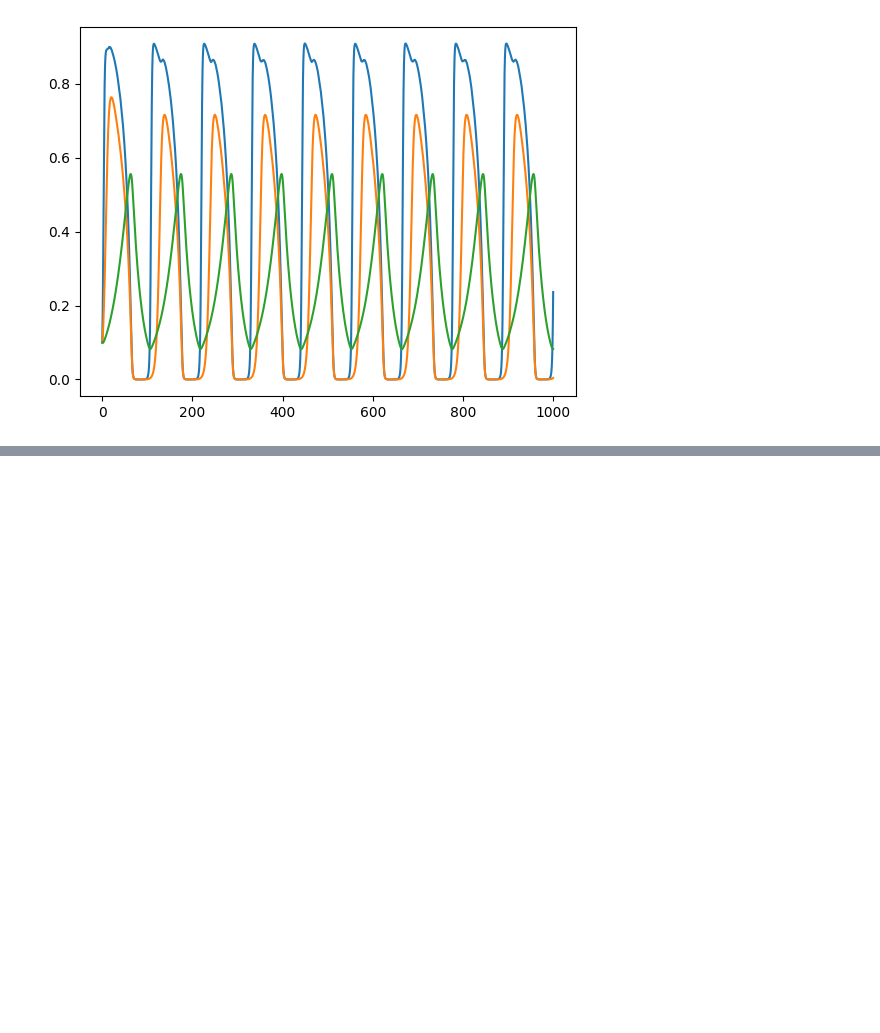
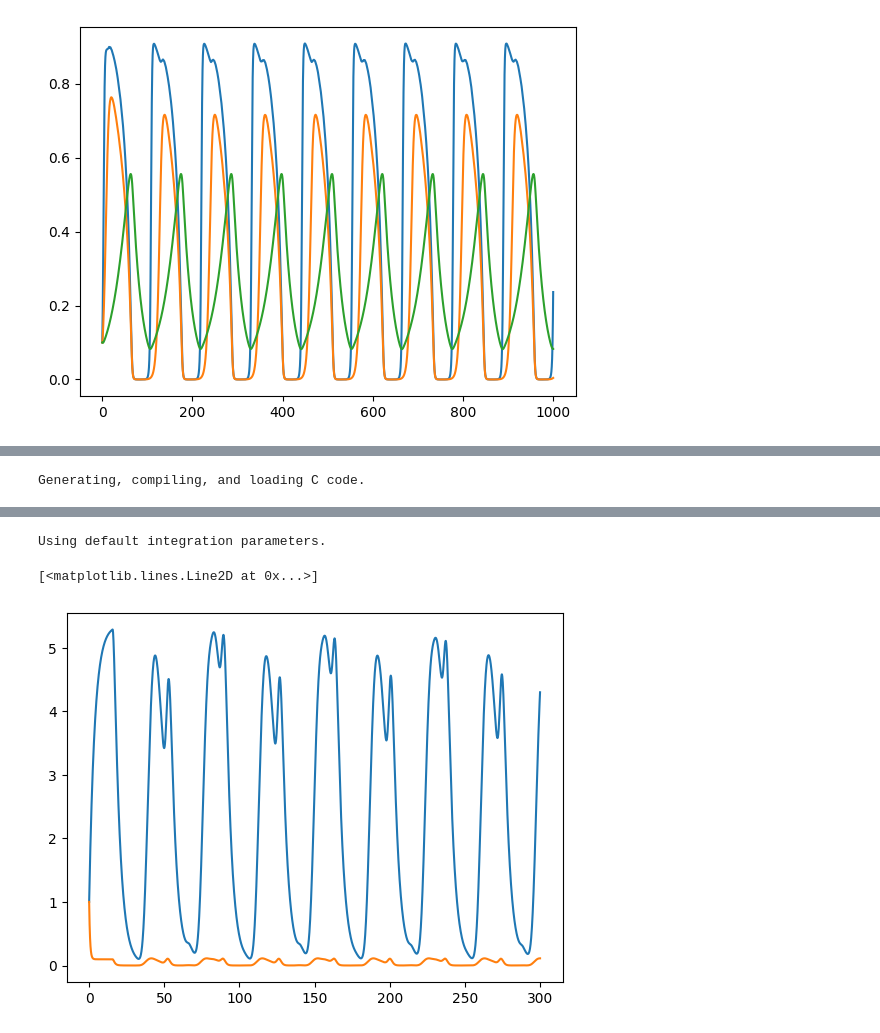
Before and after one commit to linh-phuong/pulsation, a Jupyter notebook: toymodels/exploring.ipynb, the cells around one changed output, grey strips where cells are left out. Drawn from its saved outputs; the diff is of its cells as text; code cells hidden in the pictures; blank space fills up the shorter version.

```diff
--- a/toymodels/exploring.ipynb
+++ b/toymodels/exploring.ipynb
@@ -72,0 +134,12 @@ plt.plot(sol.t, sol.y[2], label = 'N')
+# %%
+DDE2 = jitcdde(foop2)
+DDE2.constant_past([1000, 1000])
+data = []
+tseries = np.arange(DDE2.t, DDE2.t+300, 0.1)
+for time in tseries:
+	data.append( DDE2.integrate(time) )
+data = np.array(data)
+plt.plot(tseries, data[:, 0]/1000, label = 'A')
+plt.plot(tseries, data[:, 1]/1000, label = 'J')
+# %% [output]
+Generating, compiling, and loading C code.
@@ -72,0 +147,3 @@ plt.plot(sol.t, sol.y[2], label = 'N')
+Using default integration parameters.
+[<matplotlib.lines.Line2D at 0x...>]
+[figure, added]
```
Also changed, not shown: parts of 9 cells of this notebook.
